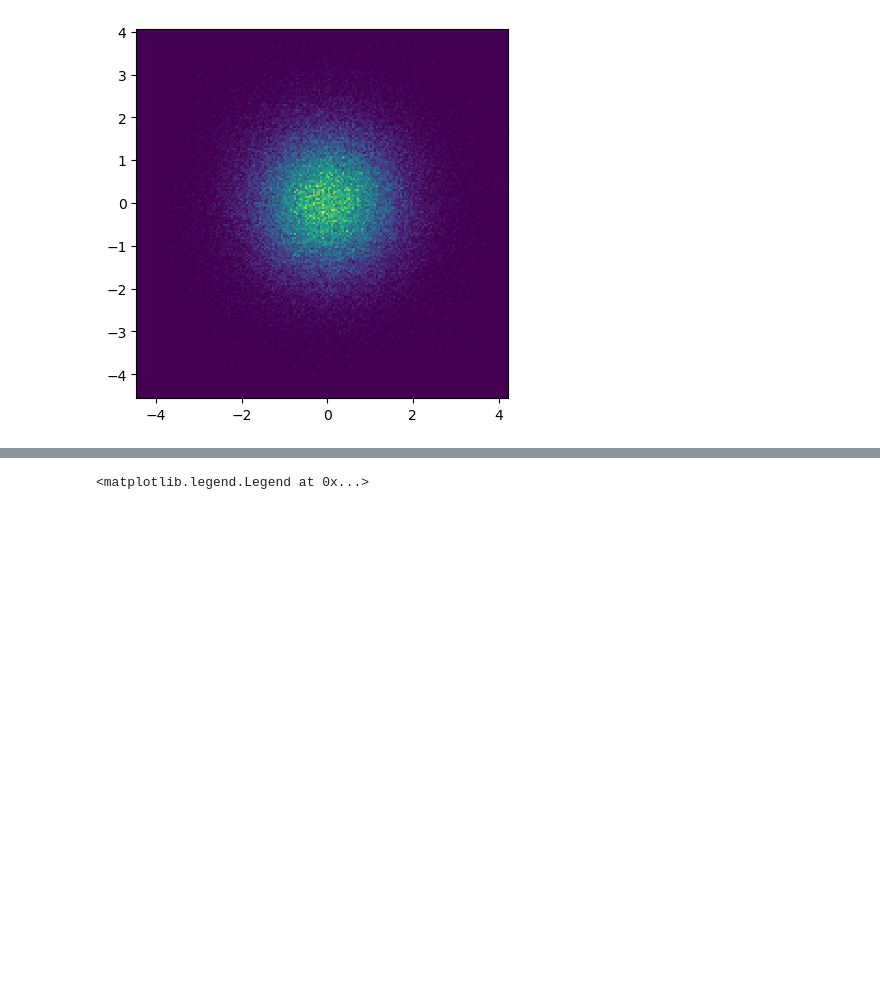
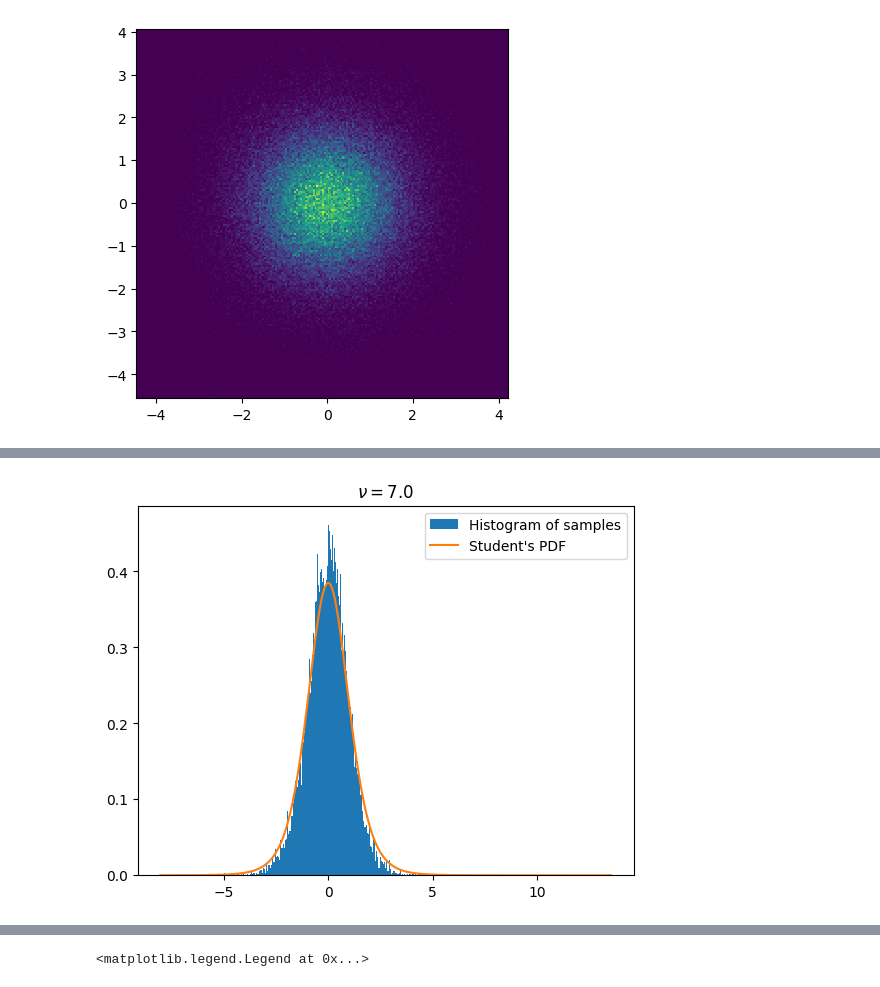
Before and after one commit to roomate/ML_from_scratch, a Jupyter notebook: random_algos.ipynb, the cells around one changed output, grey strips where cells are left out. Drawn from its saved outputs; the diff is of its cells as text; code cells hidden in the pictures; blank space fills up the shorter version.

```diff
--- a/random_algos.ipynb
+++ b/random_algos.ipynb
@@ -183 +273,62 @@ plt.show()
+# %%
+from scipy.special import gamma
+import numpy as np
+import matplotlib.pyplot as plt
+
+def inv_CDF_exp(t: float, lambd: float = 1) -> float:
+    """
+    Inverse of the exponential law's cumulative distribution function with parameter lambd.
+    If t is sampled from a uniform law in [0, 1], then this function samples the exponential law with parameter lambd.
+    """
+    assert t >= 0 and t < 1
+    assert lambd >= 0
+    return -np.log(1 - t)/lambd
+
+def sample_exp(lambd: float=1, N: int=1):
+    t=np.random.rand(N)
+    inv_CDF_exp_vect=np.vectorize(inv_CDF_exp, excluded=(1,))
+    return inv_CDF_exp_vect(t, lambd=lambd)
+
+def sample_gamma(alpha: float, theta: float, N: int):
+    """
+    Sample from Gamma law with parameter alpha and theta. N is the number of samples required.
+    """
+    assert alpha>0 and theta>0, "alpha and theta should be both positive."
+    n=np.floor(alpha).astype(int)
+    delta=alpha-n
+    #If alpha is an integer
+    samples=np.sum([sample_exp(theta, N) for _ in range(n)], axis=0)
+    if alpha%1==0:
+        return samples
+    list_=[]
+    while len(list_)<N:
+        U, V, W=np.random.rand(3)
+        if U<=np.exp(1)/(np.exp(1)+delta):
+            xi=V**(1/delta); eta=W*xi**(delta-1)
+        else:
+            xi=1-np.log(V); eta=W*np.exp(-xi)
+        if eta<xi**(1-delta)*np.exp(-xi):
+            list_.append(xi/theta)
+    return np.array(list_)+samples
+
+def sample_Student(nu: int, N: int):
+    assert nu>0, 'nu should be positive.'
+    return np.random.randn(N)/np.sqrt(sample_gamma(nu/2, nu/2, N))
+
+nu=7
+Samples=sample_Student(nu=nu, N=30000)
+
+#Make an histogram
+count, bins = np.histogram(Samples, bins = 1000) #bins is the positions of the bins, while count is the number of elements per bin
+
+plt.hist(bins[:-1], bins, weights = count, density=True, label = "Histogram of samples")
+
+student=lambda t: 1/np.sqrt(nu*np.pi)*gamma((nu+1)/2)/gamma(nu/2)*(1+t**2/nu)**(-(nu+1)/2)
+t=np.linspace(np.min(bins)-1, np.max(bins)+1, 300)
+plt.plot(t, student(t), label="Student's PDF")
+plt.title("$\\nu={:.1f}$".format(nu))
+plt.legend()
+plt.show()
+# %% [output]
+[figure, added]
 # %% [markdown]
```
Also changed, not shown: parts of 26 cells of this notebook.
